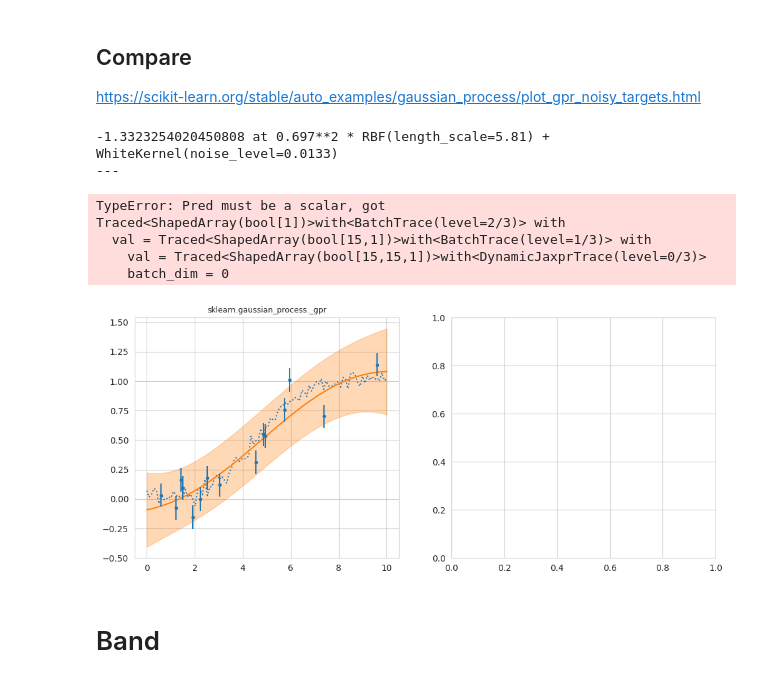
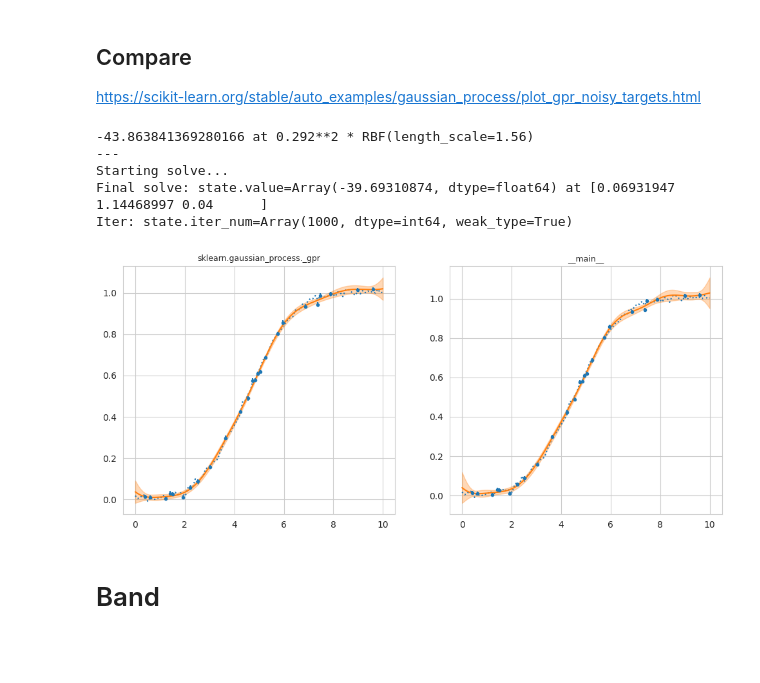
Before and after one commit to ItsNiklas/sparse-gaussian-processes, a Jupyter notebook: GP.ipynb, the cells around one changed output. Saved outputs shown, nothing was run; the diff lists cells and outputs as text; code cells hidden in the pictures; blank space fills up the shorter version.

Commit message:
Weibull-pre fit for toy data

```diff
--- a/GP.ipynb
+++ b/GP.ipynb
@@ -42,10 +42,6 @@ def ABDKernel(sigma_f, length_scale, x, y):
     return sigma_f * jnp.exp(
         -jnp.linalg.norm(x / length_scale - y / length_scale)
     ).astype(float)
-
-
-def WhiteNoiseKernel(noise_level, x, y):
-    pass
 
 
 ### Implementation
@@ -159,11 +155,11 @@ class GPR:
             return Partial(log_likelihood, self.kernel_)(*args, **kwargs), \
                 jax.jacfwd(Partial(log_likelihood, self.kernel_))(*args, **kwargs)
 
-        solver = jaxopt.BFGS(
+        solver = jaxopt.LBFGS(
             fun=fwd,
             value_and_grad=True,
             maxiter=1000,
-            stepsize=1e-2,
+            stepsize=1e-4,
             tol=1e-2,
         )
 
@@ -179,7 +175,7 @@ class GPR:
 
         # Precompute quantities required for predictions which are independent
         # of actual query points
-        self.params = jnp.where(params > 0, params, 1)
+        self.params = jnp.where(params > 0, params, 1e-5)
         self.covariance_function = Partial(self.kernel_, *self.params)
         self.log_marginal_likelihood_value_ = log_likelihood(
             self.kernel_, self.params, self.data_x, self.data_y, self.eps
@@ -195,24 +191,30 @@ import matplotlib.pyplot as plt
 rng = np.random.RandomState(0)
 
 # Toy data, Weibull
+def weibull_F(x, lambda_, k):
+    return 1 - jnp.exp(-(lambda_ * x)**k)
+
 X = np.linspace(start=0, stop=10, num=100).reshape(-1, 1)
 lam = 1/5
 k = 3.5
-y = np.squeeze(1 - jnp.exp(-(lam * X)**k) +
-               rng.normal(scale = 0.2**2, size=X.shape))
+y = np.squeeze(weibull_F(X, lam, k) + rng.normal(scale = 0.1**2, size=X.shape)
+               )
+
+estimated_y = np.squeeze(weibull_F(X, 1/2, 2))
+y -= estimated_y
 
 
-training_indices = rng.choice(np.arange(y.size), size=15, replace=False)
+training_indices = rng.choice(np.arange(y.size), size=25, replace=False)
 X_train, y_train = X[training_indices], y[training_indices]
 
 # Observation Noise
-noise_std = 0.1
+noise_std = 0.01
 y_train = y_train + rng.normal(loc=0, scale=noise_std, size=y_train.shape)
 
 # Parameters
-#[7.69491035e+00 0.00000000e+00 5.43000000e+04]
-s = 0.1
-l = 2
+#[0.02970224 1.20957201 0.04      ]
+s = 0.3
+l = 1.5
 p = 0.2**2
 
 theta_init = jnp.array([s, l, p], dtype=float)
@@ -224,7 +226,7 @@ fig, axs = plt.subplots(1, 2, figsize=(12, 5))
 
 for i, ax in enumerate(axs.flatten()):
     if i == 0:
-        kernel = s * RBF(l) + WhiteKernel(p)
+        kernel = s * RBF(l)
         gaussian_process = GaussianProcessRegressor(
             kernel=kernel,
             alpha=noise_std ** 2,
@@ -234,42 +236,42 @@ for i, ax in enumerate(axs.flatten()):
         print("---")
     else:
         def kernel(s1, l1, p1, x, y):
-            return RBFKernel(s1, l1, x, y) + WhiteNoiseKernel(p1, x, y)
+            return RBFKernel(s1, l1, x, y)
 
 
         gaussian_process = GPR(X_train, y_train, kernel, theta_init, eps=noise_std ** 2)
         gaussian_process.fit()
 
     mean_prediction, std_prediction = gaussian_process.predict(X, return_std=True)
-    ax.plot(X, y, linestyle="dotted")
+    mean_prediction += estimated_y
+    ax.plot(X, y + estimated_y, linestyle="dotted")
     ax.plot(X, mean_prediction, label="Mean prediction")
     ax.errorbar(
         X_train,
-        y_train,
+        y_train + estimated_y[training_indices],
         noise_std,
         linestyle="None",
         color="tab:blue",
         marker=".",
         label="Observations",
     )
     ax.fill_between(
         X.ravel(),
         mean_prediction - 1.96 * std_prediction,
         mean_prediction + 1.96 * std_prediction,
         alpha=0.3,
         color="tab:orange",
     )
     ax.set_title(gaussian_process.__module__, fontsize=9)
 
 plt.show()
 # %% [output]
--1.3323254020450808 at 0.697**2 * RBF(length_scale=5.81) + WhiteKernel(noise_level=0.0133)
+-43.863841369280166 at 0.292**2 * RBF(length_scale=1.56)
 ---
+Starting solve...
+Final solve: state.value=Array(-39.69310874, dtype=float64) at [0.06931947 1.14468997 0.04      ]
+Iter: state.iter_num=Array(1000, dtype=int64, weak_type=True)
-TypeError: Pred must be a scalar, got Traced<ShapedArray(bool[1])>with<BatchTrace(level=2/3)> with
-  val = Traced<ShapedArray(bool[15,1])>with<BatchTrace(level=1/3)> with
-    val = Traced<ShapedArray(bool[15,15,1])>with<DynamicJaxprTrace(level=0/3)>
-    batch_dim = 0
-[figure, old version]
+[figure, new version]
 # %% [markdown]
 # Band
 # %%
```
